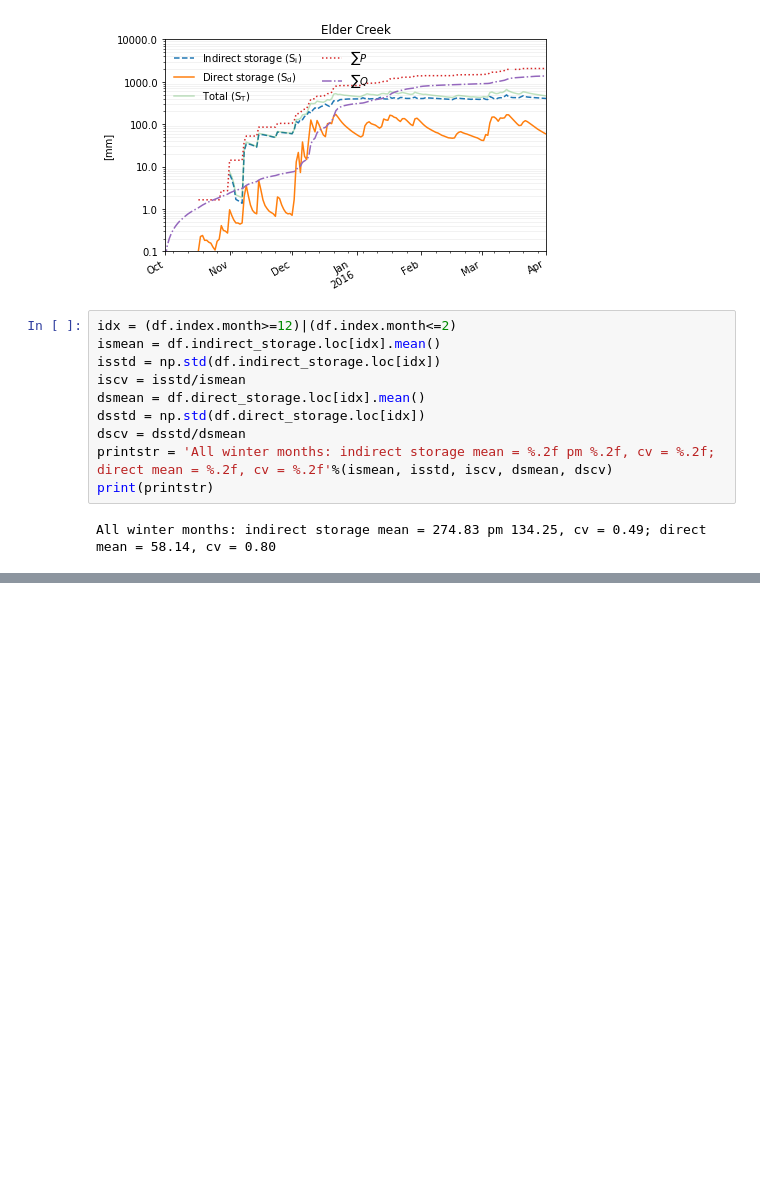
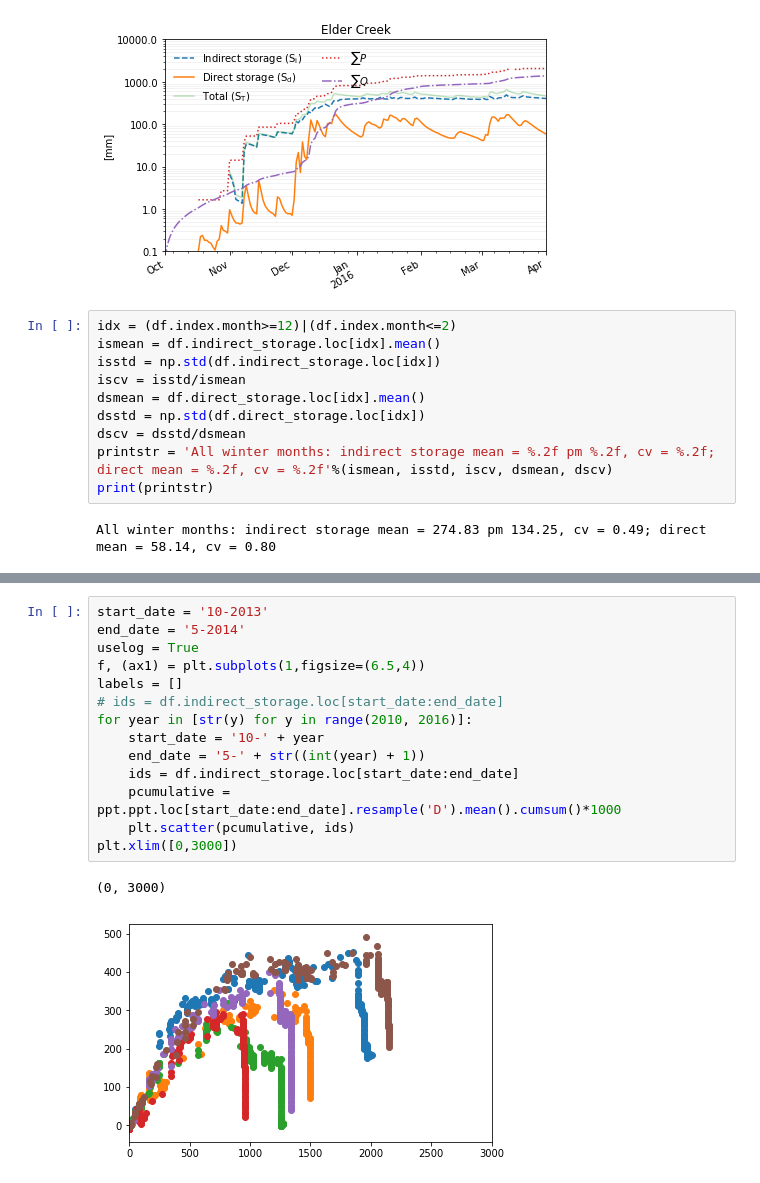
Before and after one commit to daviddralle/indirect_storage, a Jupyter notebook: SI_dynamic_storage_daily_elder.ipynb, the cells around one changed output, grey strips where cells are left out. Cells and saved outputs as stored; diff of their text form; blank space fills up the shorter version.

```diff
--- a/SI_dynamic_storage_daily_elder.ipynb
+++ b/SI_dynamic_storage_daily_elder.ipynb
@@ -413,0 +522,17 @@ with writer.saving(fig, "./figures/elder_video.mp4", 200):
+# %%
+start_date = '10-2013'
+end_date = '5-2014'
+uselog = True
+f, (ax1) = plt.subplots(1,figsize=(6.5,4))
+labels = []
+# ids = df.indirect_storage.loc[start_date:end_date]
+for year in [str(y) for y in range(2010, 2016)]:
+    start_date = '10-' + year
+    end_date = '5-' + str((int(year) + 1))
+    ids = df.indirect_storage.loc[start_date:end_date]
+    pcumulative = ppt.ppt.loc[start_date:end_date].resample('D').mean().cumsum()*1000
+    plt.scatter(pcumulative, ids)
+plt.xlim([0,3000])
+# %% [output]
+(0, 3000)
+[figure, added]
```
Also changed, not shown: parts of 7 cells of this notebook, 13 other files.
